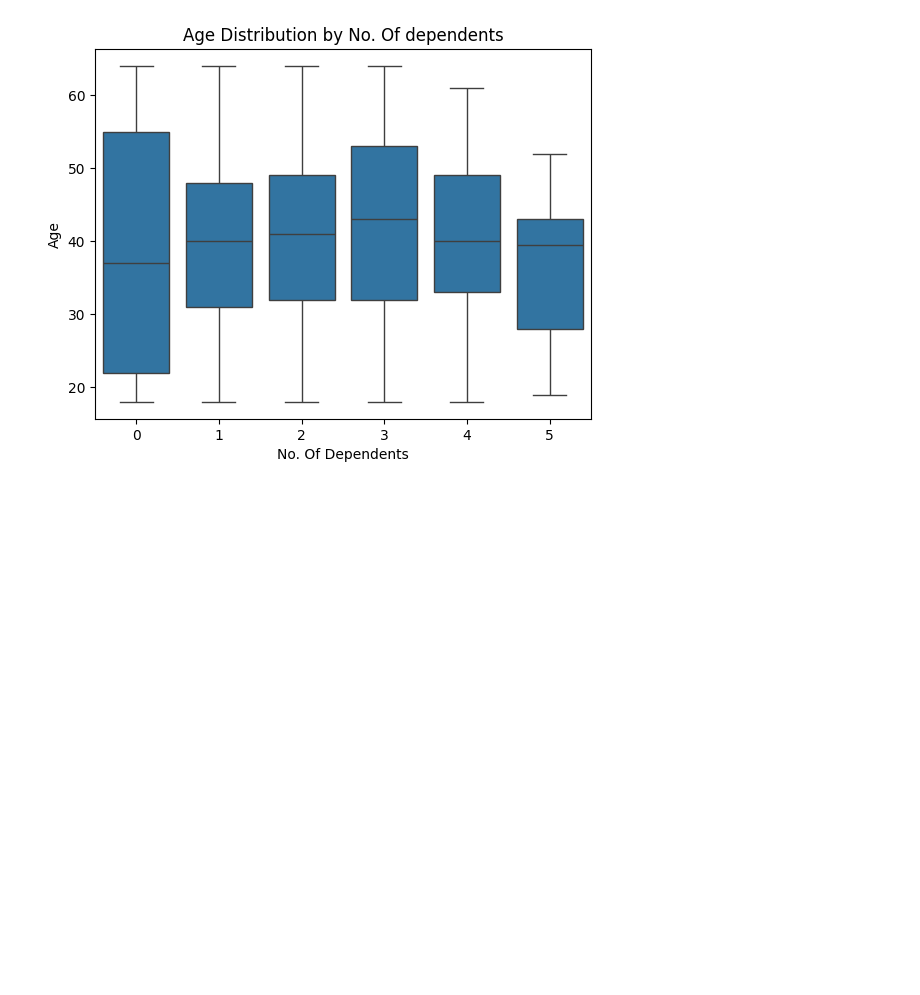
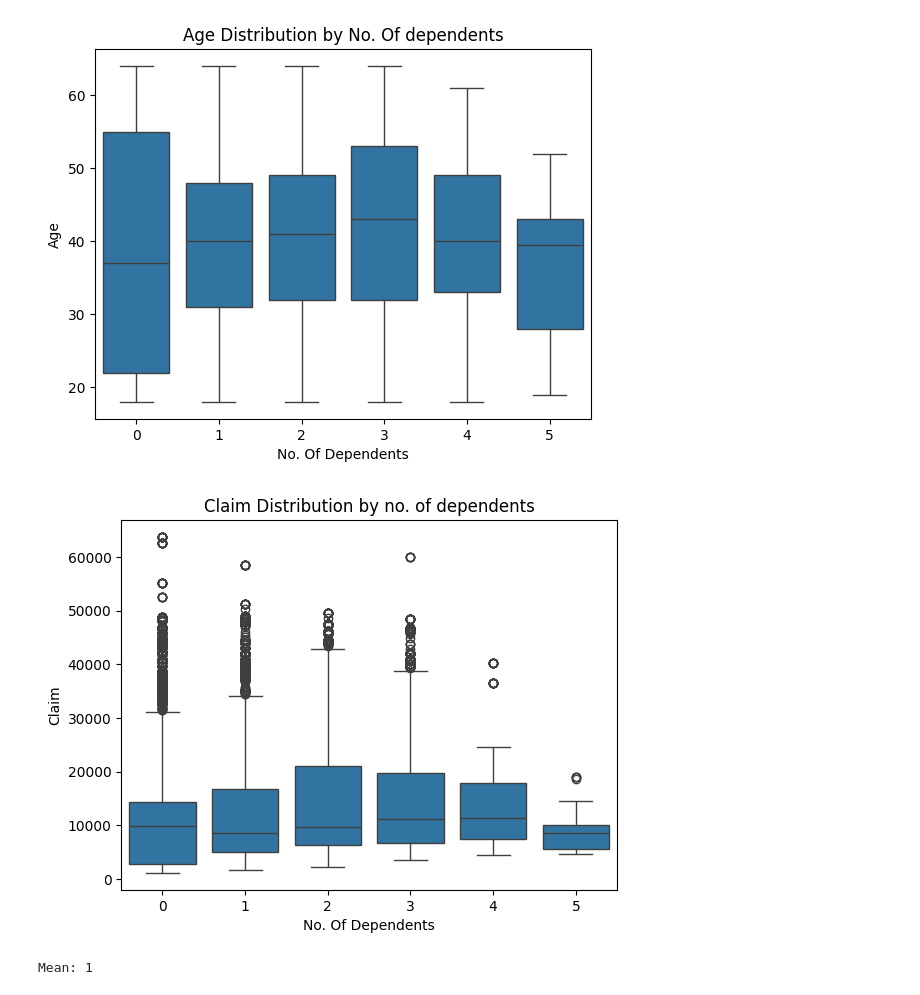
Before and after one commit to arun-ekambaram/Health-Insurance-Claim-Prediction, a Jupyter notebook: experiment.ipynb, the cells around one changed output. Cells and saved outputs as stored; diff of their text form; code cells hidden in the pictures; blank space fills up the shorter version.

```diff
--- a/experiment.ipynb
+++ b/experiment.ipynb
@@ -353,3 +353,13 @@ plt.ylabel('Age')
 # %% [output]
 Text(0, 0.5, 'Age')
 [figure]
+# %%
+sns.boxplot(x='no_of_dependents', y='claim', data=updated_df)
+plt.title('Claim Distribution by no. of dependents')
+plt.xlabel('No. Of Dependents')
+plt.ylabel('Claim')
+plt.show()
+print(f'Mean: {(updated_df["no_of_dependents"].mean()):.0f}')
+# %% [output]
+[figure, added]
+Mean: 1
```
Also changed, not shown: parts of 10 cells of this notebook.
